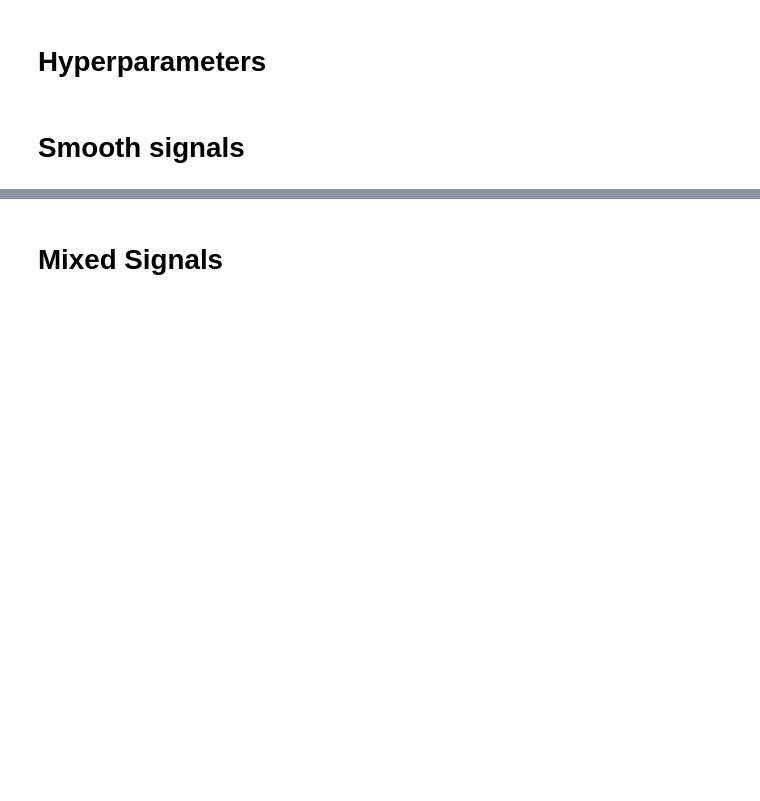
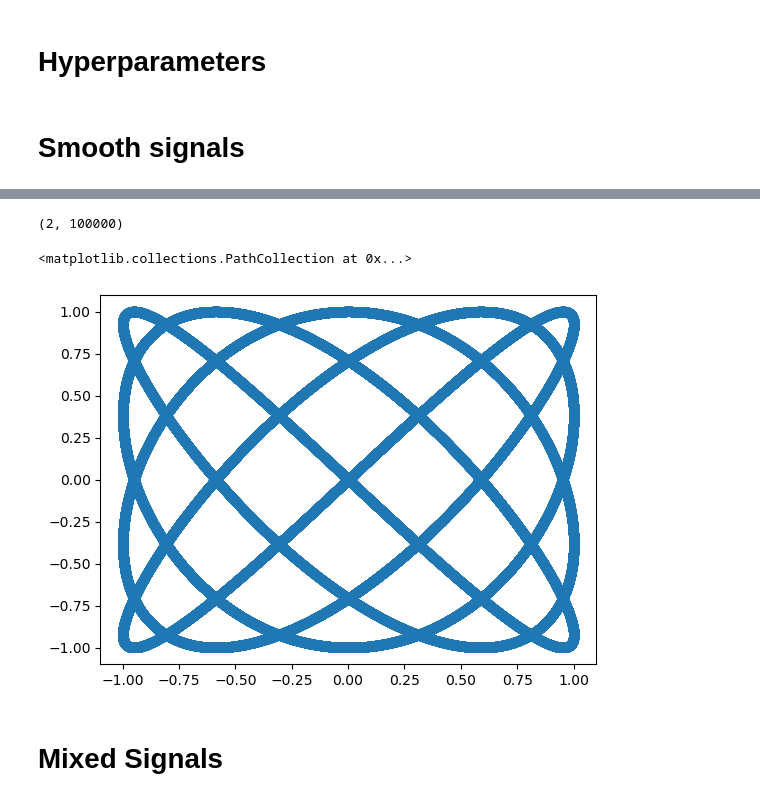
Before and after one commit to SullivanCastro/Indepedent-Component-Analysis, a Jupyter notebook: utils.ipynb, the cells around one changed output, grey strips where cells are left out. Drawn from its saved outputs; the diff is of its cells as text; code cells hidden in the pictures; blank space fills up the shorter version.

Commit message:
add scatters

```diff
--- a/utils.ipynb
+++ b/utils.ipynb
@@ -44,3 +41,12 @@ plt.show()
+# %%
+S.shape
+# %% [output]
+(2, 100000)
+# %%
+plt.scatter(S[0], S[1])
+# %% [output]
+<matplotlib.collections.PathCollection at 0x...>
+[figure, added]
 # %% [markdown]
 # Mixed Signals
 # %%
```
Also changed, not shown: parts of 8 cells of this notebook, 1 other file.
